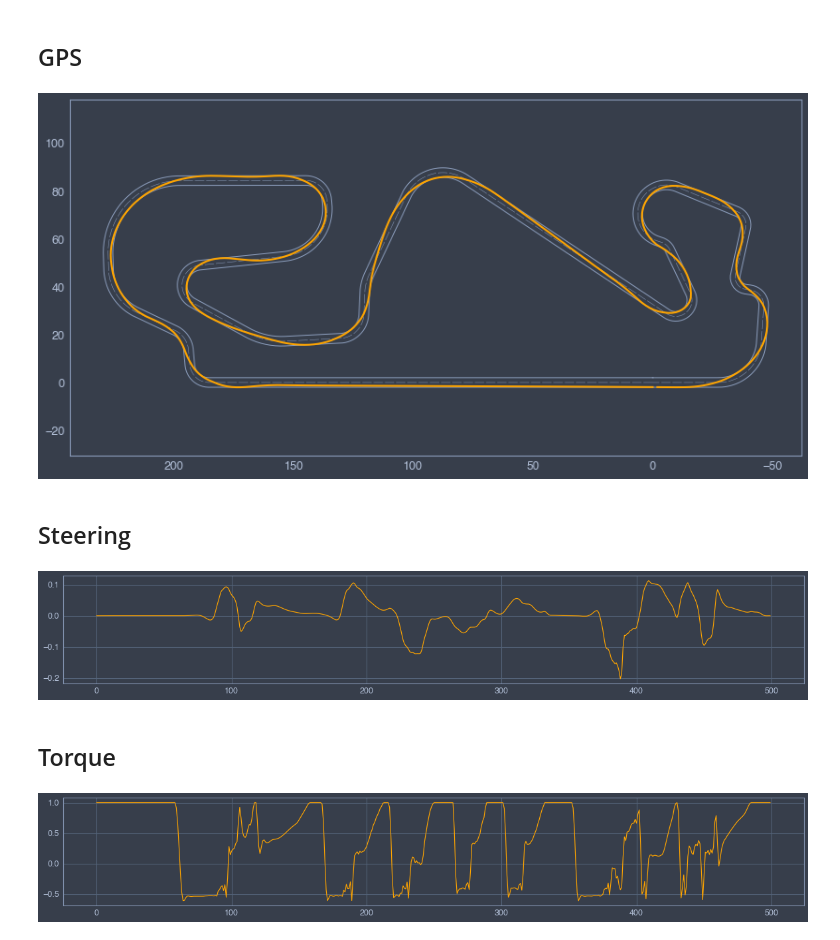
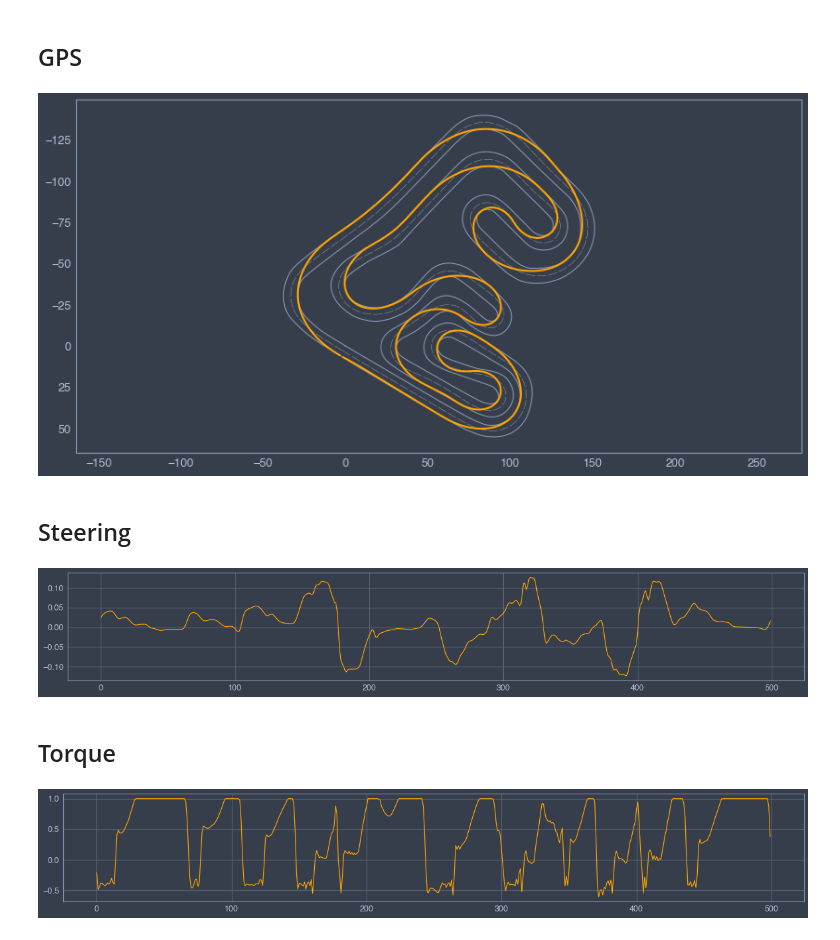
Before and after one commit to juanmanzanero/fastest-lap, a Jupyter notebook: examples/python/kart/optimal-laptime/Optimal_laptime.ipynb, the cells around one changed output. Cells and saved outputs as stored; diff of their text form; code cells hidden in the pictures.

```diff
--- a/examples/python/kart/optimal-laptime/Optimal_laptime.ipynb
+++ b/examples/python/kart/optimal-laptime/Optimal_laptime.ipynb
@@ -10,13 +10,13 @@ import fastest_lap
 from fastest_lap import KMH
 # %%
 # Load vehicle
-vehicle=fastest_lap.load_vehicle("../../../../database/roberto-lot-kart-2016.xml","car");
+vehicle=fastest_lap.load_vehicle("car","roberto-lot-kart-2016","../../../../database/roberto-lot-kart-2016.xml");
 # %%
 # Load track
-track=fastest_lap.load_track("../../../../database/catalunya.xml","catalunya",0.2);
+track=fastest_lap.load_track("../../../../database/vendrell.xml","catalunya",0.2);
 # %%
 # Compute optimal laptime
-data = fastest_lap.optimal_laptime(vehicle,track,4,500,["x","y","delta","throttle"]);
+data = fastest_lap.optimal_laptime(vehicle,track,500,["x","y","delta","throttle"]);
 x = data[0];
 y = data[1];
 delta = data[2];
@@ -24,21 +24,21 @@ throttle = data[3];
 # %% [markdown]
 ## GPS
 # %%
-fastest_lap.plot_optimal_laptime(x,y,track,2);
-plt.gca().invert_xaxis();
+fastest_lap.plot_optimal_laptime(x,y,track);
+plt.gca().invert_yaxis();
 # %% [output]
-[figure, old version]
+[figure, new version]
 # %% [markdown]
 ## Steering
 # %%
 plt.figure(figsize=(20,3))
 plt.plot(delta,color="orange");
 # %% [output]
-[figure, old version]
+[figure, new version]
 # %% [markdown]
 ## Torque
 # %%
 plt.figure(figsize=(20,3))
 plt.plot(throttle,color="orange");
 # %% [output]
-[figure, old version]
+[figure, new version]
```
Also changed, not shown: 41 other files.
